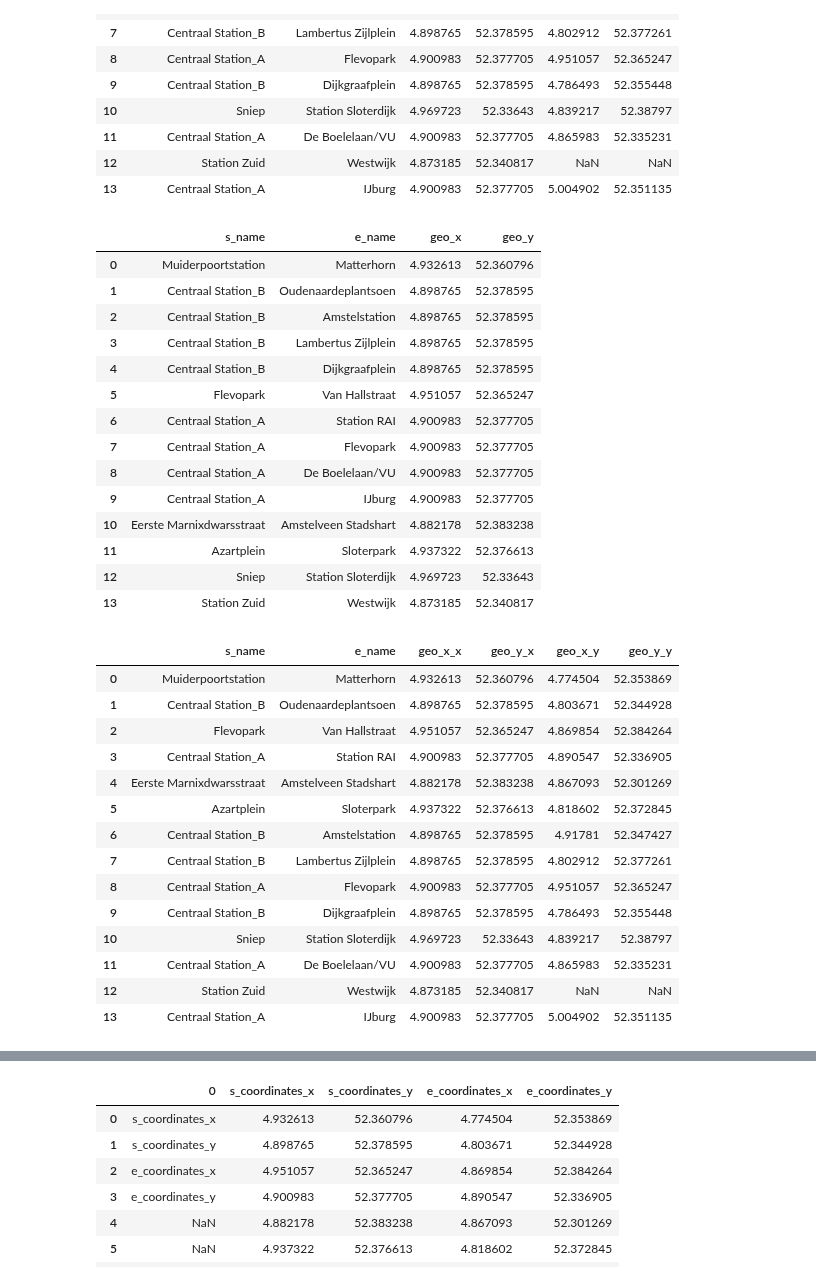
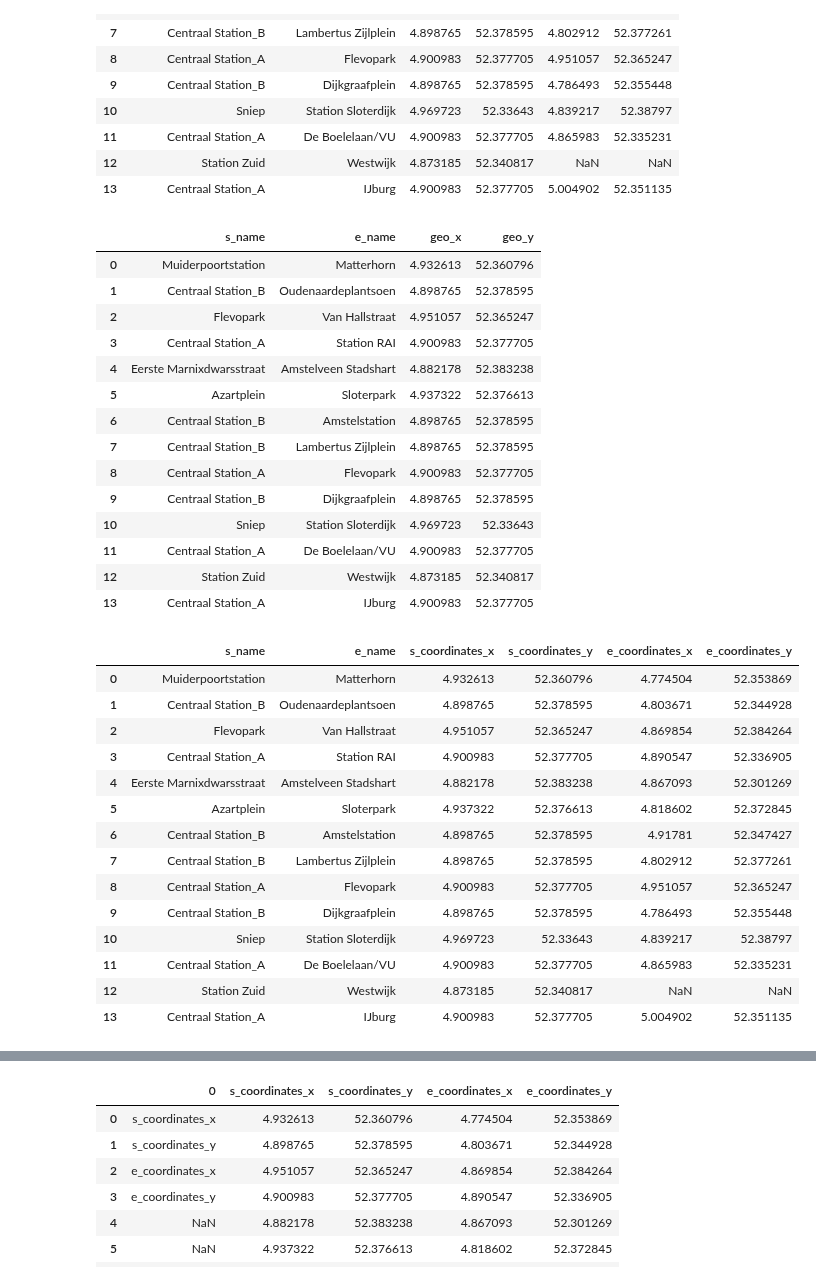
Before and after one commit to SYuGao/uvmt, a Jupyter notebook: notebooks/am_tram_network_modelling.ipynb, the cells around one changed output, grey strips where cells are left out. Cells and saved outputs as stored; diff of their text form; code cells hidden in the pictures.

Commit message:
first test of  tram  step 2-5

```diff
--- a/notebooks/am_tram_network_modelling.ipynb
+++ b/notebooks/am_tram_network_modelling.ipynb
@@ -790,3 +826,6 @@ am_tram_stations
 | 457 | 9807478538 | tram_stop | Centraal Station_B | POINT (4.89876 52.37860) | 4.898765 | 52.378595 |
 | 461 | 9982135046 | tram_stop | Centraal Station_A | POINT (4.90098 52.37770) | 4.900983 | 52.377705 |
 211 rows × 6 columns
+# %%
+am_tram_stations = am_tram_stations.sort_values(by='geo_y')
+am_tram_stations
@@ -841,25 +894,26 @@ df31
 |  | s_name | e_name | geo_x | geo_y |
 | 0 | Muiderpoortstation | Matterhorn | 4.932613 | 52.360796 |
 | 1 | Centraal Station_B | Oudenaardeplantsoen | 4.898765 | 52.378595 |
-| 2 | Centraal Station_B | Amstelstation | 4.898765 | 52.378595 |
-| 3 | Centraal Station_B | Lambertus Zijlplein | 4.898765 | 52.378595 |
-| 4 | Centraal Station_B | Dijkgraafplein | 4.898765 | 52.378595 |
-| 5 | Flevopark | Van Hallstraat | 4.951057 | 52.365247 |
-| 6 | Centraal Station_A | Station RAI | 4.900983 | 52.377705 |
-| 7 | Centraal Station_A | Flevopark | 4.900983 | 52.377705 |
-| 8 | Centraal Station_A | De Boelelaan/VU | 4.900983 | 52.377705 |
-| 9 | Centraal Station_A | IJburg | 4.900983 | 52.377705 |
-| 10 | Eerste Marnixdwarsstraat | Amstelveen Stadshart | 4.882178 | 52.383238 |
-| 11 | Azartplein | Sloterpark | 4.937322 | 52.376613 |
-| 12 | Sniep | Station Sloterdijk | 4.969723 | 52.33643 |
-| 13 | Station Zuid | Westwijk | 4.873185 | 52.340817 |
+| 2 | Flevopark | Van Hallstraat | 4.951057 | 52.365247 |
+| 3 | Centraal Station_A | Station RAI | 4.900983 | 52.377705 |
+| 4 | Eerste Marnixdwarsstraat | Amstelveen Stadshart | 4.882178 | 52.383238 |
+| 5 | Azartplein | Sloterpark | 4.937322 | 52.376613 |
+| 6 | Centraal Station_B | Amstelstation | 4.898765 | 52.378595 |
+| 7 | Centraal Station_B | Lambertus Zijlplein | 4.898765 | 52.378595 |
+| 8 | Centraal Station_A | Flevopark | 4.900983 | 52.377705 |
+| 9 | Centraal Station_B | Dijkgraafplein | 4.898765 | 52.378595 |
+| 10 | Sniep | Station Sloterdijk | 4.969723 | 52.33643 |
+| 11 | Centraal Station_A | De Boelelaan/VU | 4.900983 | 52.377705 |
+| 12 | Station Zuid | Westwijk | 4.873185 | 52.340817 |
+| 13 | Centraal Station_A | IJburg | 4.900983 | 52.377705 |
 # %%
-am_tram_coordinates_pairs = pd.DataFrame()
-am_tram_coordinates_pairs = df32.loc[:,['s_name','e_name','geo_x_x','geo_y_x','geo_x_y','geo_y_y']]
+am_tram_coordinates = pd.DataFrame()
+am_tram_coordinates = df32.loc[:,['s_name','e_name','geo_x_x','geo_y_x','geo_x_y','geo_y_y']]
+am_tram_coordinates.columns = ['s_name','e_name','s_coordinates_x', 's_coordinates_y', 'e_coordinates_x', 'e_coordinates_y']
 # %%
-am_tram_coordinates_pairs
+am_tram_coordinates
 # %% [output]
-|  | s_name | e_name | geo_x_x | geo_y_x | geo_x_y | geo_y_y |
+|  | s_name | e_name | s_coordinates_x | s_coordinates_y | e_coordinates_x | e_coordinates_y |
 | 0 | Muiderpoortstation | Matterhorn | 4.932613 | 52.360796 | 4.774504 | 52.353869 |
 | 1 | Centraal Station_B | Oudenaardeplantsoen | 4.898765 | 52.378595 | 4.803671 | 52.344928 |
 | 2 | Flevopark | Van Hallstraat | 4.951057 | 52.365247 | 4.869854 | 52.384264 |
```
Also changed, not shown: parts of 30 cells of this notebook, 5 other files.
